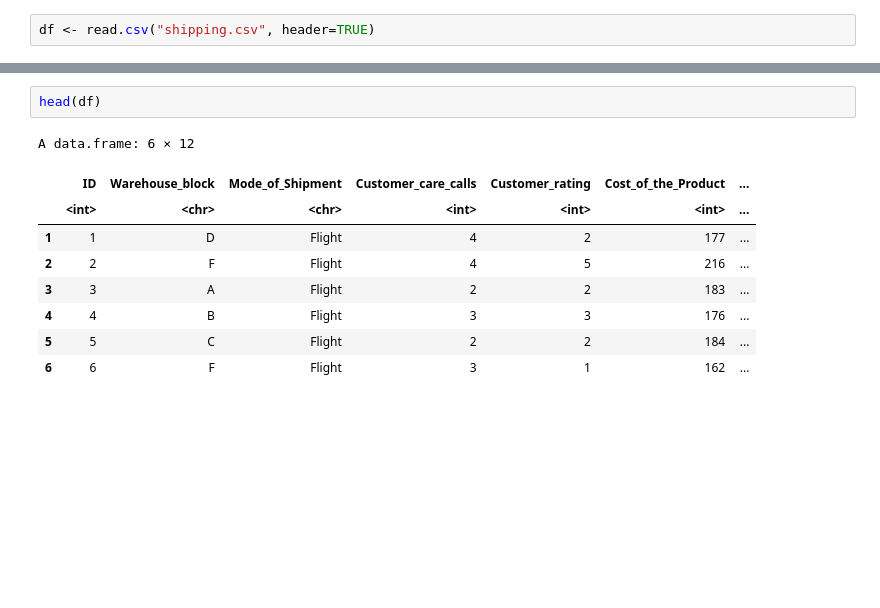
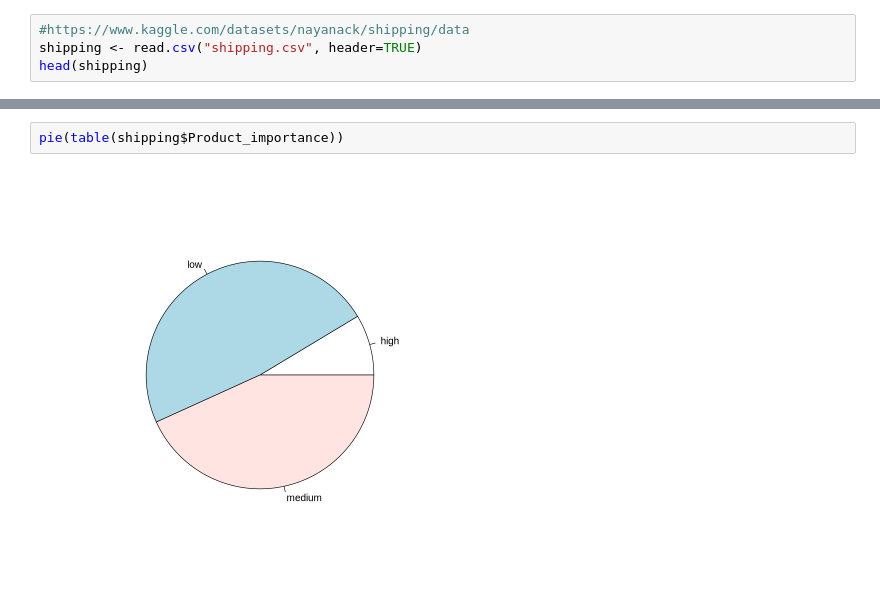
Before and after one commit to Uni-Sopron/progDS-24t-suicide, a Jupyter notebook: notebooks/shipping.ipynb, the cells around one changed output, grey strips where cells are left out. Saved outputs shown, nothing was run; the diff lists cells and outputs as text; blank space fills up the shorter version.

Commit message:
Project updated with basic visuals and fiddling

```diff
--- a/notebooks/shipping.ipynb
+++ b/notebooks/shipping.ipynb
@@ -1,2 +1,4 @@
 # %%
-df <- read.csv("shipping.csv", header=TRUE)
+#https://www.kaggle.com/datasets/nayanack/shipping/data
+shipping <- read.csv("shipping.csv", header=TRUE)
+head(shipping)
@@ -3,12 +15,4 @@ df <- read.csv("shipping.csv", header=TRUE)
-# %%
-head(df)
-# %% [output]
-A data.frame: 6 × 12
-|  | ID | Warehouse_block | Mode_of_Shipment | Customer_care_calls | Customer_rating | Cost_of_the_Product | ... |
-|  | <int> | <chr> | <chr> | <int> | <int> | <int> | ... |
-| 1 | 1 | D | Flight | 4 | 2 | 177 | ... |
-| 2 | 2 | F | Flight | 4 | 5 | 216 | ... |
-| 3 | 3 | A | Flight | 2 | 2 | 183 | ... |
-| 4 | 4 | B | Flight | 3 | 3 | 176 | ... |
-| 5 | 5 | C | Flight | 2 | 2 | 184 | ... |
-| 6 | 6 | F | Flight | 3 | 1 | 162 | ... |
+# %%
+pie(table(shipping$Product_importance))
+# %% [output]
+[figure, added]
```
Also changed, not shown: parts of 2 cells of this notebook.
